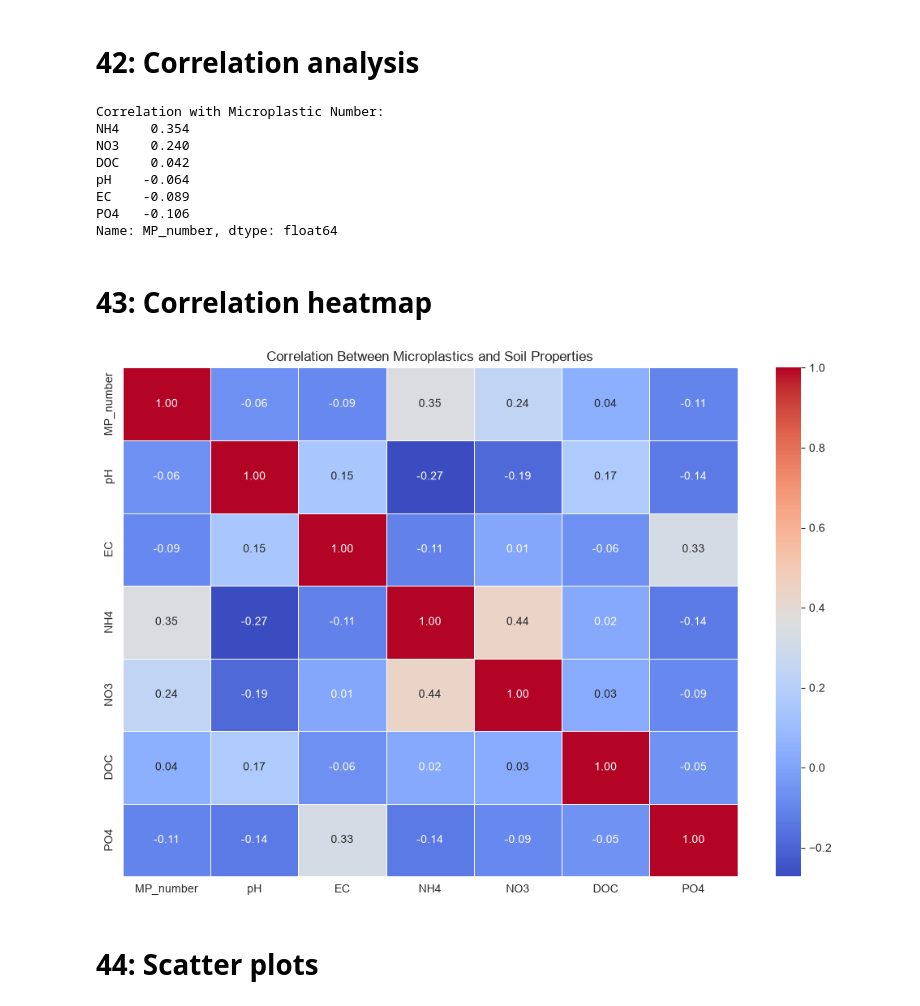
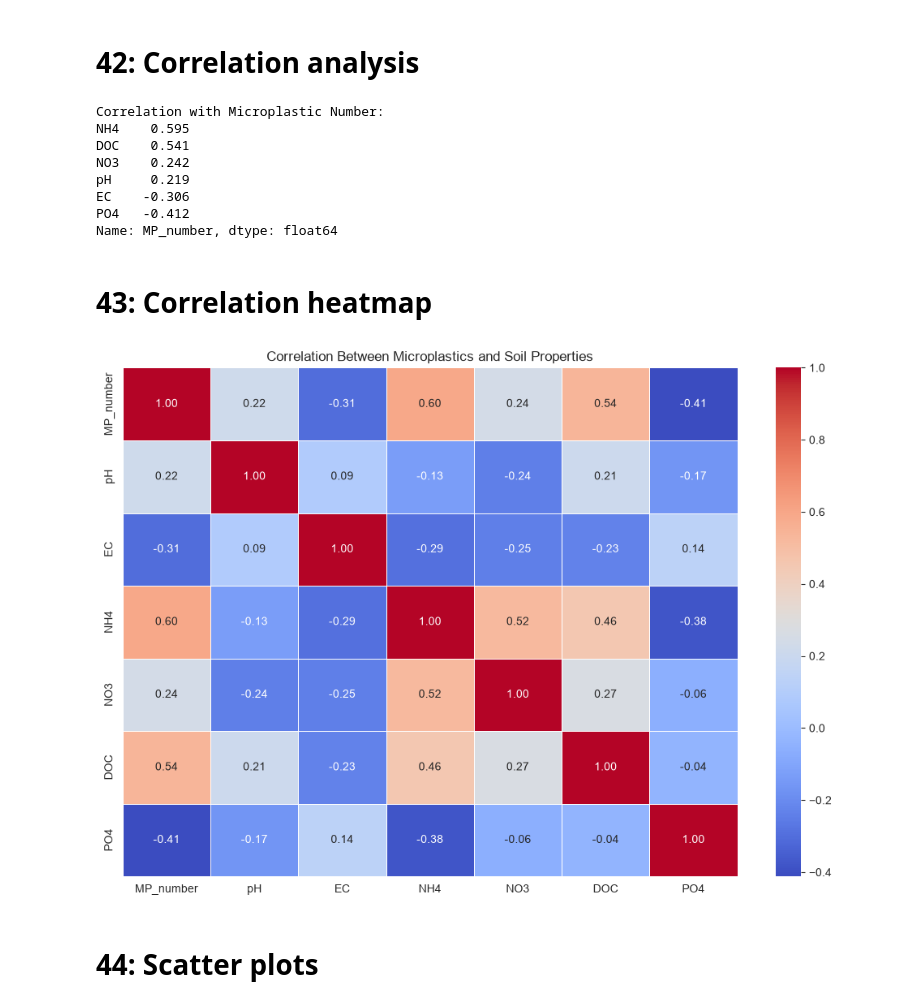
Before and after one commit to ni8hat/soil_microplastic, a Jupyter notebook: soil_microplastic.ipynb, the cells around one changed output. Saved outputs shown, nothing was run; the diff lists cells and outputs as text; code cells hidden in the pictures.

```diff
--- a/soil_microplastic.ipynb
+++ b/soil_microplastic.ipynb
@@ -1851,7 +1851,7 @@ correlation_data = master_data[
 ]
 
 correlation_matrix = correlation_data.corr(
-    method="pearson"
+    method="spearman"
 )
 
 
@@ -1865,40 +1865,42 @@ print("Correlation with Microplastic Number:")
 print(mp_correlations.round(3))
 # %% [output]
 Correlation with Microplastic Number:
-NH4    0.354
-NO3    0.240
-DOC    0.042
-pH    -0.064
-EC    -0.089
-PO4   -0.106
+NH4    0.595
+DOC    0.541
+NO3    0.242
+pH     0.219
+EC    -0.306
+PO4   -0.412
 Name: MP_number, dtype: float64
 # %% [markdown]
 # 43: Correlation heatmap
 # %%
 # VISUALIZATION: CORRELATION HEATMAP
+
+correlation_matrix = correlation_data.corr(method="spearman")
 
 plt.figure(figsize=(10, 7))
 
 sns.heatmap(
     correlation_matrix,
     annot=True,
     cmap="coolwarm",
     fmt=".2f",
     linewidths=0.5
 )
 
 plt.title("Correlation Between Microplastics and Soil Properties")
 
 plt.tight_layout()
 
 plt.savefig(
     os.path.join(FIG_DIR, "soil_property_correlation.png"),
     bbox_inches="tight"
 )
 
 plt.show()
 # %% [output]
-[figure, old version]
+[figure, new version]
 # %% [markdown]
 # 44: Scatter plots
 # %%
```
Also changed, not shown: parts of 6 cells of this notebook, 10 other files.
